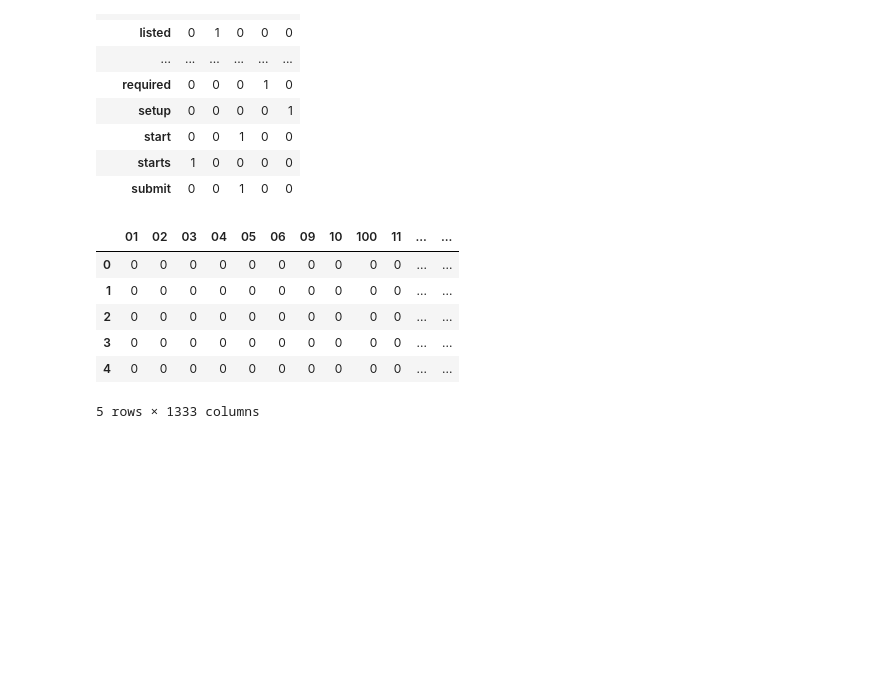
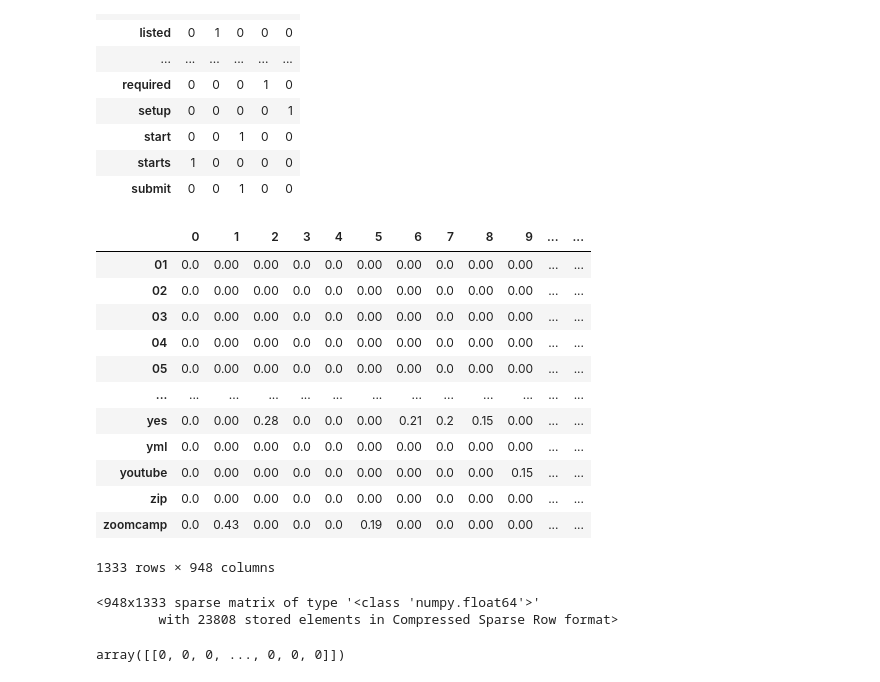
Before and after one commit to mtm-007/seaarch-engine-ws, a Jupyter notebook: search.ipynb, the cells around one changed output. Cells and saved outputs as stored; diff of their text form; code cells hidden in the pictures; blank space fills up the shorter version.

```diff
--- a/search.ipynb
+++ b/search.ipynb
@@ -88,18 +88,40 @@ pd.DataFrame(X.todense(),columns=CV.get_feature_names_out()).T
 | starts | 1 | 0 | 0 | 0 | 0 |
 | submit | 0 | 0 | 1 | 0 | 0 |
 # %%
-CV = CountVectorizer(stop_words='english', min_df=5)
+from sklearn.feature_extraction.text import CountVectorizer, TfidfVectorizer
+
+CV = TfidfVectorizer(stop_words='english', min_df=5)
 CV.fit(df.text)
 
 X = CV.transform(df.text)
 
-DF = pd.DataFrame(X.toarray(),columns=CV.get_feature_names_out())
-DF.head()
+names = CV.get_feature_names_out()
+
+df_doc = pd.DataFrame(X.toarray(),columns=names).T
+df_doc.round(2)
 # %% [output]
-|  | 01 | 02 | 03 | 04 | 05 | 06 | 09 | 10 | 100 | 11 | ... | ... |
-| 0 | 0 | 0 | 0 | 0 | 0 | 0 | 0 | 0 | 0 | 0 | ... | ... |
-| 1 | 0 | 0 | 0 | 0 | 0 | 0 | 0 | 0 | 0 | 0 | ... | ... |
-| 2 | 0 | 0 | 0 | 0 | 0 | 0 | 0 | 0 | 0 | 0 | ... | ... |
-| 3 | 0 | 0 | 0 | 0 | 0 | 0 | 0 | 0 | 0 | 0 | ... | ... |
-| 4 | 0 | 0 | 0 | 0 | 0 | 0 | 0 | 0 | 0 | 0 | ... | ... |
+|  | 0 | 1 | 2 | 3 | 4 | 5 | 6 | 7 | 8 | 9 | ... | ... |
+| 01 | 0.0 | 0.00 | 0.00 | 0.0 | 0.0 | 0.00 | 0.00 | 0.0 | 0.00 | 0.00 | ... | ... |
+| 02 | 0.0 | 0.00 | 0.00 | 0.0 | 0.0 | 0.00 | 0.00 | 0.0 | 0.00 | 0.00 | ... | ... |
+| 03 | 0.0 | 0.00 | 0.00 | 0.0 | 0.0 | 0.00 | 0.00 | 0.0 | 0.00 | 0.00 | ... | ... |
+| 04 | 0.0 | 0.00 | 0.00 | 0.0 | 0.0 | 0.00 | 0.00 | 0.0 | 0.00 | 0.00 | ... | ... |
+| 05 | 0.0 | 0.00 | 0.00 | 0.0 | 0.0 | 0.00 | 0.00 | 0.0 | 0.00 | 0.00 | ... | ... |
+| ... | ... | ... | ... | ... | ... | ... | ... | ... | ... | ... | ... | ... |
+| yes | 0.0 | 0.00 | 0.28 | 0.0 | 0.0 | 0.00 | 0.21 | 0.2 | 0.15 | 0.00 | ... | ... |
+| yml | 0.0 | 0.00 | 0.00 | 0.0 | 0.0 | 0.00 | 0.00 | 0.0 | 0.00 | 0.00 | ... | ... |
+| youtube | 0.0 | 0.00 | 0.00 | 0.0 | 0.0 | 0.00 | 0.00 | 0.0 | 0.00 | 0.15 | ... | ... |
+| zip | 0.0 | 0.00 | 0.00 | 0.0 | 0.0 | 0.00 | 0.00 | 0.0 | 0.00 | 0.00 | ... | ... |
+| zoomcamp | 0.0 | 0.43 | 0.00 | 0.0 | 0.0 | 0.19 | 0.00 | 0.0 | 0.00 | 0.00 | ... | ... |
-5 rows × 1333 columns
+1333 rows × 948 columns
+# %%
+X
+# %% [output]
+<948x1333 sparse matrix of type '<class 'numpy.float64'>'
+        with 23808 stored elements in Compressed Sparse Row format>
+# %%
+query = "Do I need to know python to sign up for the January course?"
+
+q = cv.transform([query])
+q.toarray()
+# %% [output]
+array([[0, 0, 0, ..., 0, 0, 0]])
```
Also changed, not shown: 1 other file.
